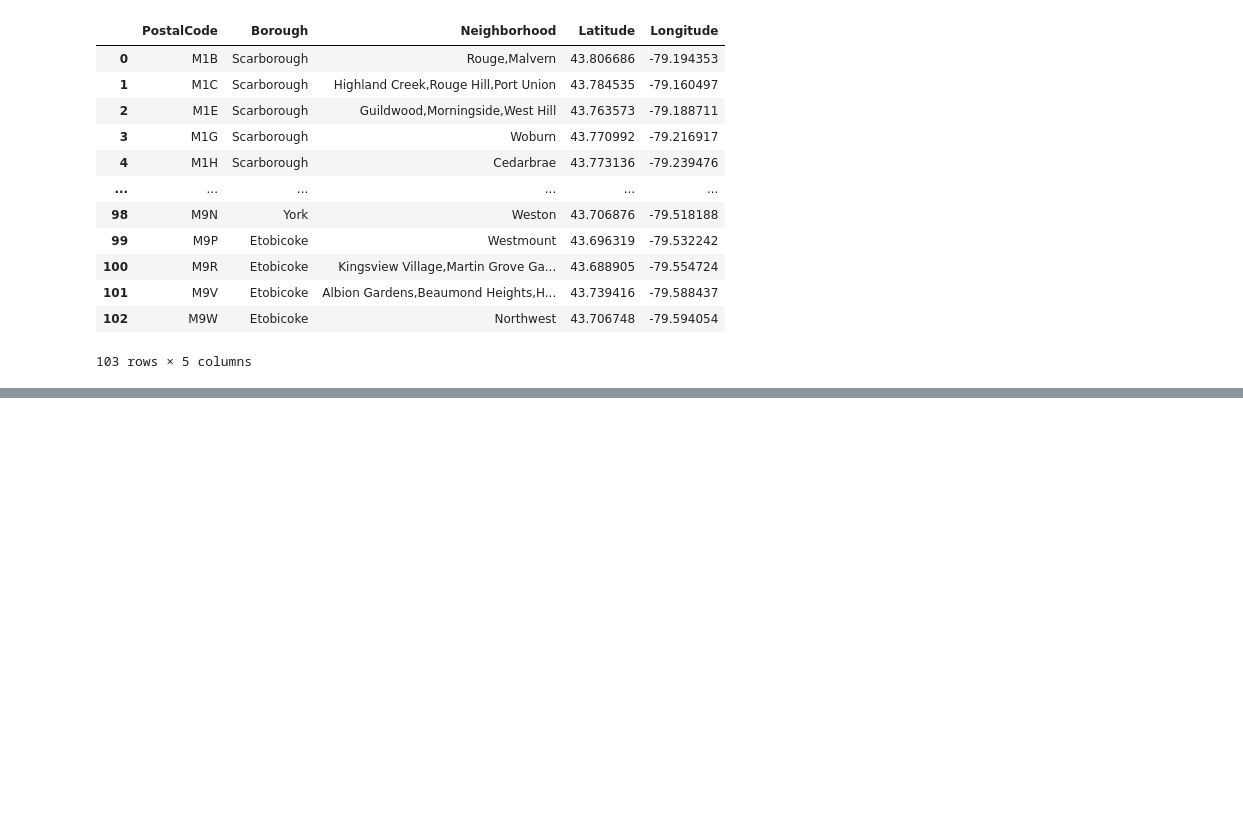
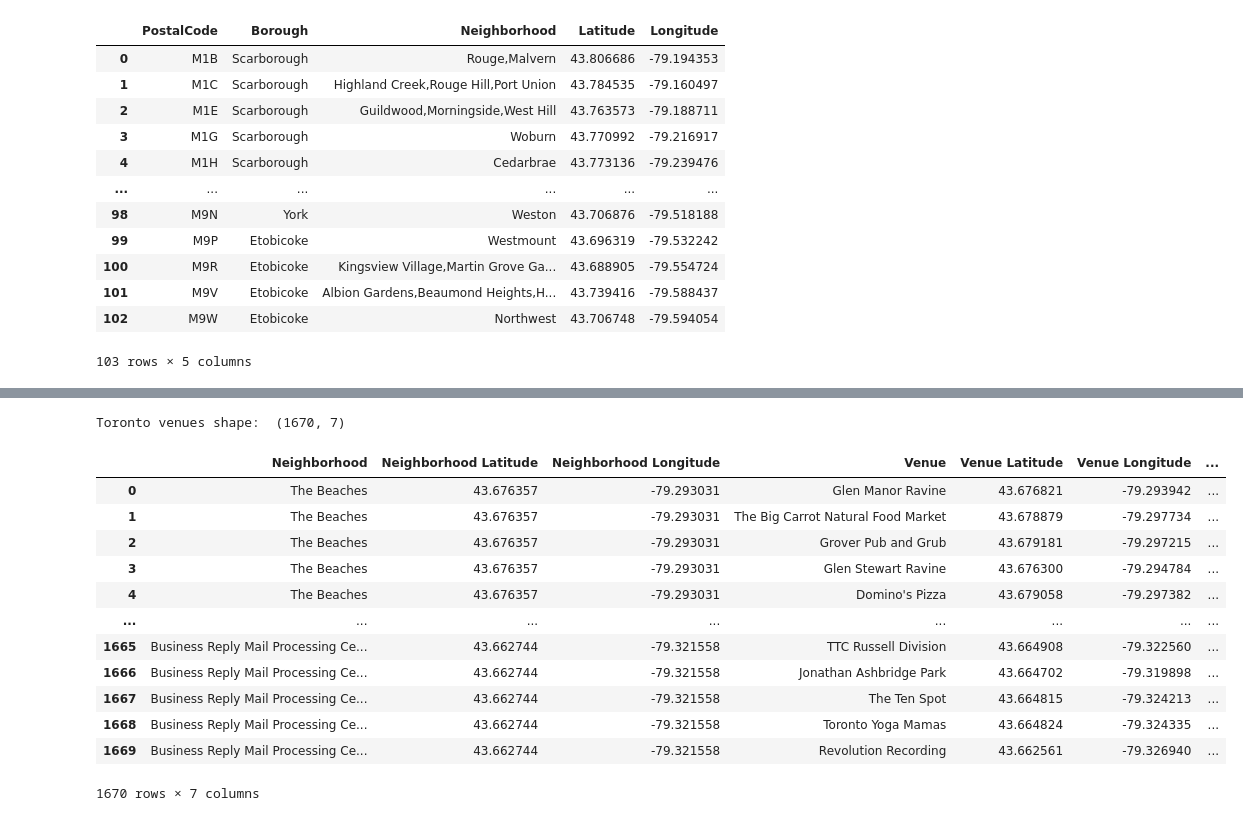
Before and after one commit to ayirici/Segmenting-and-Clustering-Neighborhoods-in-Toronto, a Jupyter notebook: Segmenting-and-Clustering-Neighborhoods-in-Toronto.ipynb, the cells around one changed output, grey strips where cells are left out. Drawn from its saved outputs; the diff is of its cells as text; code cells hidden in the pictures; blank space fills up the shorter version.

```diff
--- a/Segmenting-and-Clustering-Neighborhoods-in-Toronto.ipynb
+++ b/Segmenting-and-Clustering-Neighborhoods-in-Toronto.ipynb
@@ -153,0 +243,18 @@ merged_df
+# %%
+print("Toronto venues shape: ", toronto_venues.shape)
+toronto_venues
+# %% [output]
+Toronto venues shape:  (1670, 7)
+|  | Neighborhood | Neighborhood Latitude | Neighborhood Longitude | Venue | Venue Latitude | Venue Longitude | ... |
+| 0 | The Beaches | 43.676357 | -79.293031 | Glen Manor Ravine | 43.676821 | -79.293942 | ... |
+| 1 | The Beaches | 43.676357 | -79.293031 | The Big Carrot Natural Food Market | 43.678879 | -79.297734 | ... |
+| 2 | The Beaches | 43.676357 | -79.293031 | Grover Pub and Grub | 43.679181 | -79.297215 | ... |
+| 3 | The Beaches | 43.676357 | -79.293031 | Glen Stewart Ravine | 43.676300 | -79.294784 | ... |
+| 4 | The Beaches | 43.676357 | -79.293031 | Domino's Pizza | 43.679058 | -79.297382 | ... |
+| ... | ... | ... | ... | ... | ... | ... | ... |
+| 1665 | Business Reply Mail Processing Ce... | 43.662744 | -79.321558 | TTC Russell Division | 43.664908 | -79.322560 | ... |
+| 1666 | Business Reply Mail Processing Ce... | 43.662744 | -79.321558 | Jonathan Ashbridge Park | 43.664702 | -79.319898 | ... |
+| 1667 | Business Reply Mail Processing Ce... | 43.662744 | -79.321558 | The Ten Spot | 43.664815 | -79.324213 | ... |
+| 1668 | Business Reply Mail Processing Ce... | 43.662744 | -79.321558 | Toronto Yoga Mamas | 43.664824 | -79.324335 | ... |
+| 1669 | Business Reply Mail Processing Ce... | 43.662744 | -79.321558 | Revolution Recording | 43.662561 | -79.326940 | ... |
+1670 rows × 7 columns
```
Also changed, not shown: parts of 39 cells of this notebook.
